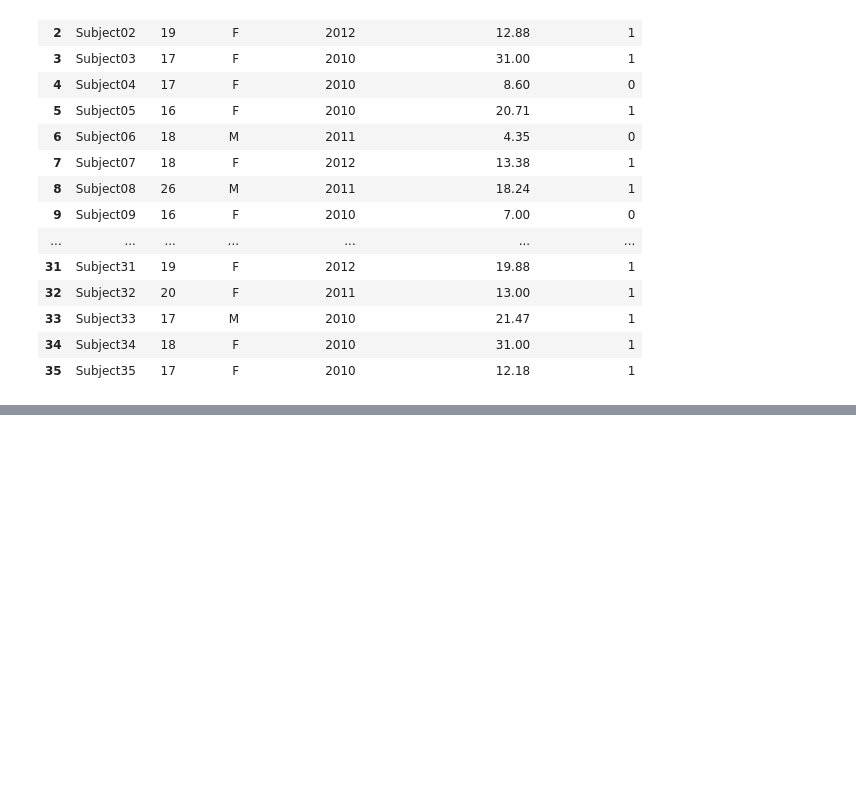
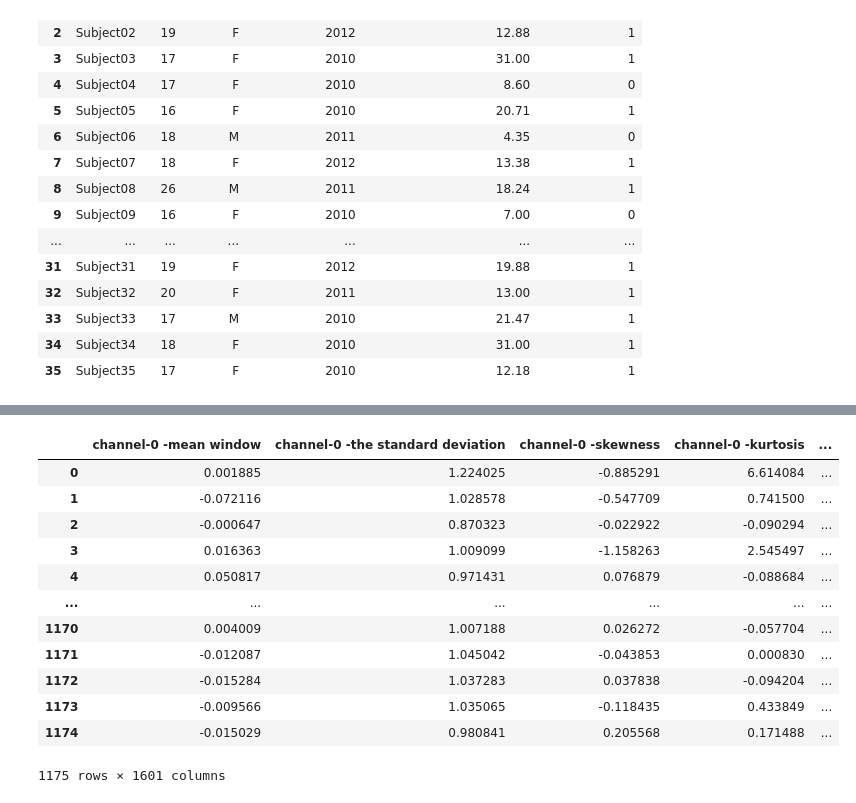
Before and after one commit to Amrmohamed090/EEG-mental-workload-classification, a Jupyter notebook: mental-arithmatic-dataset.ipynb, the cells around one changed output, grey strips where cells are left out. Saved outputs shown, nothing was run; the diff lists cells and outputs as text; code cells hidden in the pictures; blank space fills up the shorter version.

Commit message:
feature extraction

```diff
--- a/mental-arithmatic-dataset.ipynb
+++ b/mental-arithmatic-dataset.ipynb
@@ -58,7 +58,7 @@ df
 from itertools import combinations
 
 def create_eeg_features_empty_dataset():
-    signals_columns = [f"channel-{i} " for i in range(0,14)]
+    signals_columns = [f"channel-{i} " for i in range(0,n_channels)]
 
     features = ["mean window","the standard deviation", "skewness","kurtosis","derivative","max","min"]
 
@@ -92,13 +92,14 @@ def create_eeg_features_empty_dataset():
     features.append("Spectral_peak_frequency.")
 
     fft_features = ["mean","std","skewness","kurtosis","psd_mean","psd_max","psd_std"]
+
     fft_bands = ["delta","theta","alpha","beta","gamma"]
-    '''
+
     for band in fft_bands:
         for f in fft_features:
             features.append(f"{band}-{f}")
-    '''
-    electrodes_pair = [c for c in combinations(range(0,20), 2)]
+
+    electrodes_pair = [c for c in combinations(range(0,n_channels), 2)]
 
 
     dataset_columns = []
@@ -106,10 +107,6 @@ def create_eeg_features_empty_dataset():
         for f in features:
             dataset_columns.append(f"{col}-{f}")
 
-
-    for pair in electrodes_pair:
-        for band in fft_bands:
-            dataset_columns.append(f"phase synchronization - {pair[0]}- {pair[1]} -band- {band}")
 
     dataset_columns.append("result")
 
@@ -123,5 +120,5 @@ def create_eeg_features_empty_dataset():
 
 dataset = create_eeg_features_empty_dataset()
 
-dataset
+print([c for c in dataset.columns])
 # %% [output]
@@ -353,7 +298,7 @@ import mne
 
 
 def load_signal(filename):
-    file = f"{base_dir}\\{file_list[4]}"
+    file = f"{base_dir}\\{filename}"
     data = mne.io.read_raw_edf(file)
     raw_data = data.get_data()
     # you can get the metadata included in the file and a list of all channels:
@@ -371,9 +316,6 @@ def load_all_signals():
     dataset = create_eeg_features_empty_dataset()
     for filename in file_list:
         if filename[len(filename)-4:len(filename)] == ".edf":
-            print(filename)
             signal = load_signal(filename)
             dataset = extract_features(filename,signal,dataset)
-            ##### feature extraction goes here
-
-load_signal(file_list[4])
+    return dataset
@@ -402,3 +322,3 @@ Creating raw.info structure...
 # %%
-load_all_signals()
+df = load_all_signals()
 # %% [output]
@@ -430,2 +358,9 @@ IndexError: index 129 is out of bounds for axis 0 with size 129
 # %%
-electrodes_pair
+import numpy as np
+import pandas as pd
+
+shuffled_df = df.sample(frac=1).reset_index(drop=True)
+
+# Drop the result column
+X = shuffled_df.drop(columns=['result'])
+Y = shuffled_df["result"]
@@ -431,0 +400,16 @@ electrodes_pair
+# %%
+shuffled_df
+# %% [output]
+|  | channel-0 -mean window | channel-0 -the standard deviation | channel-0 -skewness | channel-0 -kurtosis | ... |
+| 0 | 0.001885 | 1.224025 | -0.885291 | 6.614084 | ... |
+| 1 | -0.072116 | 1.028578 | -0.547709 | 0.741500 | ... |
+| 2 | -0.000647 | 0.870323 | -0.022922 | -0.090294 | ... |
+| 3 | 0.016363 | 1.009099 | -1.158263 | 2.545497 | ... |
+| 4 | 0.050817 | 0.971431 | 0.076879 | -0.088684 | ... |
+| ... | ... | ... | ... | ... | ... |
+| 1170 | 0.004009 | 1.007188 | 0.026272 | -0.057704 | ... |
+| 1171 | -0.012087 | 1.045042 | -0.043853 | 0.000830 | ... |
+| 1172 | -0.015284 | 1.037283 | 0.037838 | -0.094204 | ... |
+| 1173 | -0.009566 | 1.035065 | -0.118435 | 0.433849 | ... |
+| 1174 | -0.015029 | 0.980841 | 0.205568 | 0.171488 | ... |
+1175 rows × 1601 columns
```
Also changed, not shown: parts of 13 cells of this notebook, 2 other files.
